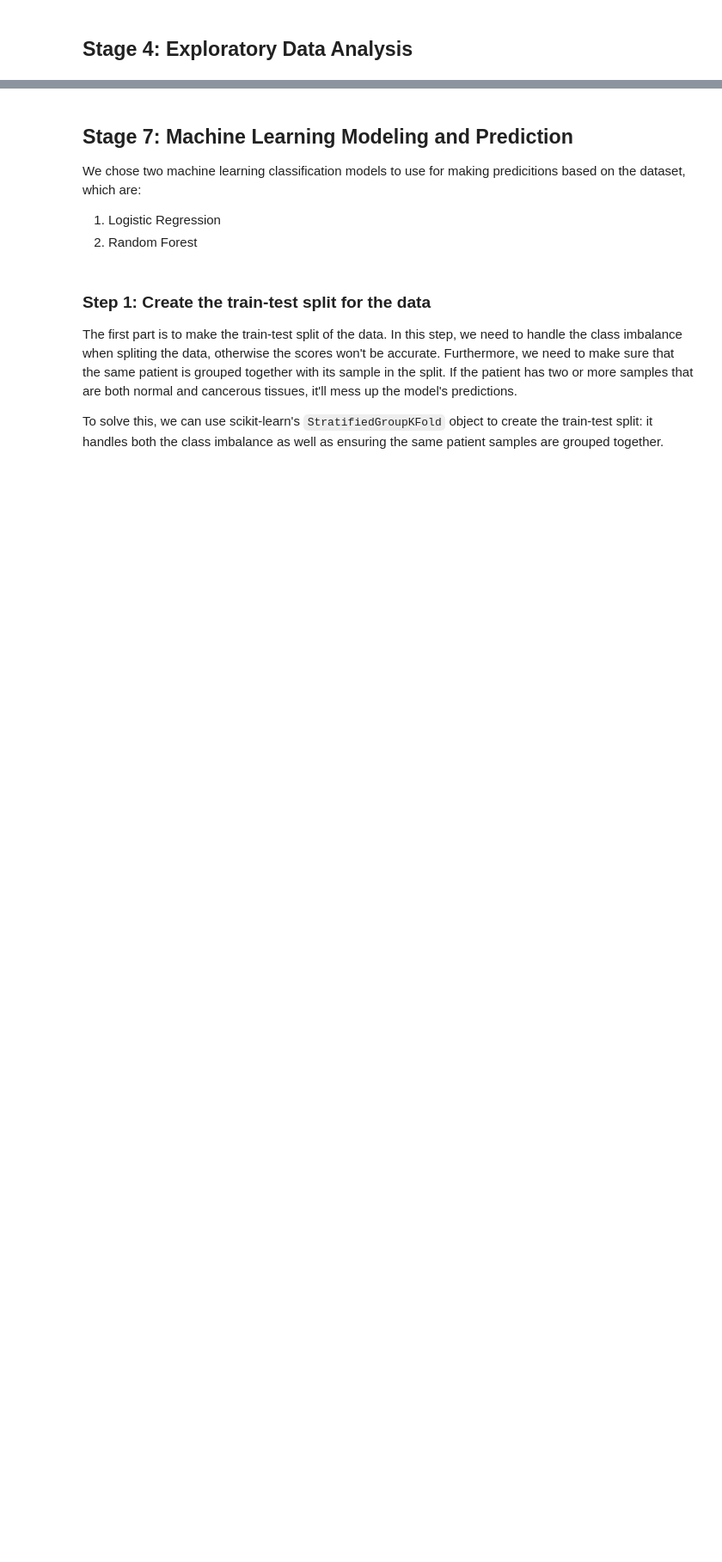
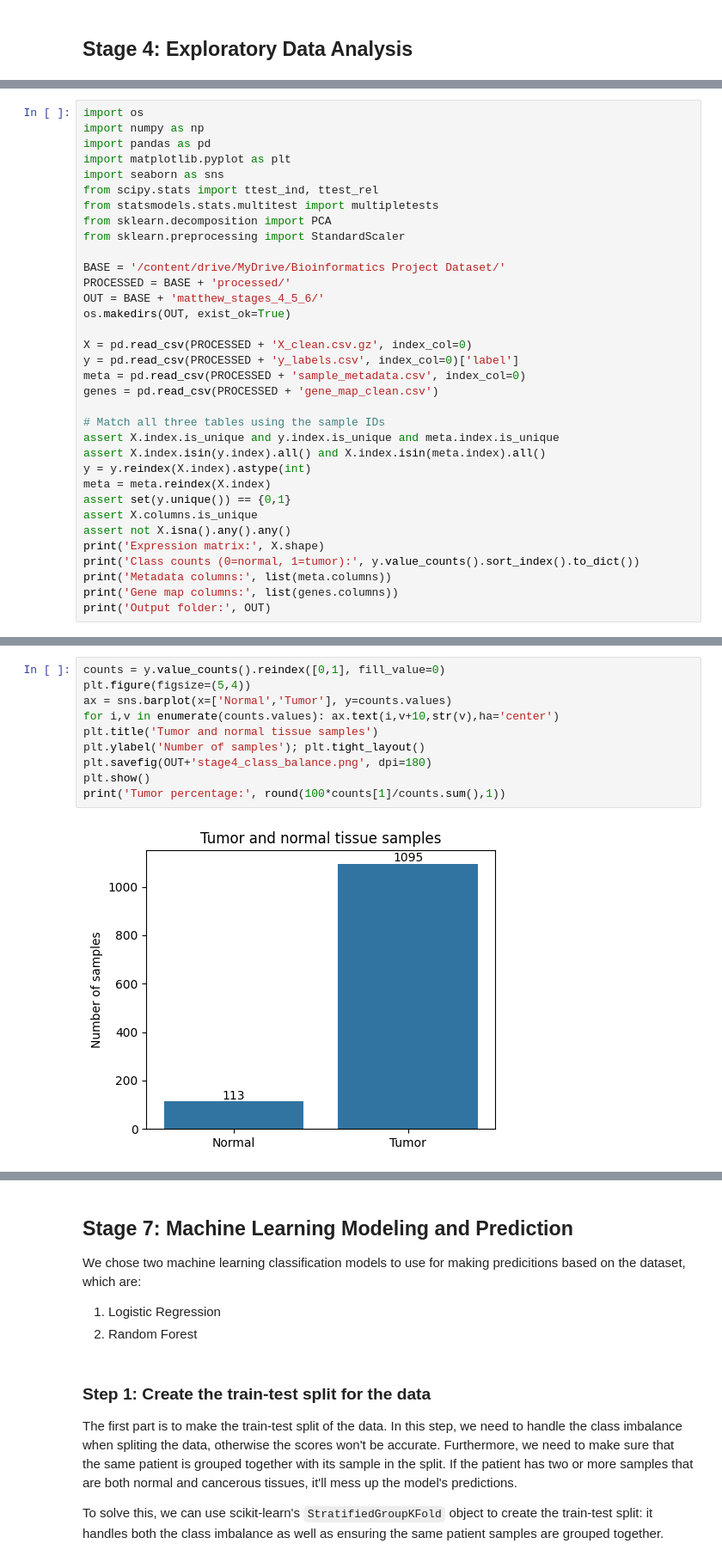
Before and after one commit to OTogano/Bioinformatics-Project, a Jupyter notebook: notebook/BRCA_Tumor_vs_Normal_Expression_Analysis.ipynb, the cells around one changed output, grey strips where cells are left out. Shown at 86% size. Saved outputs shown, nothing was run; the diff lists cells and outputs as text; blank space fills up the shorter version.

Commit message:
Integrate Stages 4-6 into main BRCA analysis notebook

```diff
--- a/notebook/BRCA_Tumor_vs_Normal_Expression_Analysis.ipynb
+++ b/notebook/BRCA_Tumor_vs_Normal_Expression_Analysis.ipynb
@@ -361,0 +358,34 @@ The cleaned data is saved in the shared Drive folder `processed`: `X_clean.csv.g
+# %%
+import os
+import numpy as np
+import pandas as pd
+import matplotlib.pyplot as plt
+import seaborn as sns
+from scipy.stats import ttest_ind, ttest_rel
+from statsmodels.stats.multitest import multipletests
+from sklearn.decomposition import PCA
+from sklearn.preprocessing import StandardScaler
+
+BASE = '/content/drive/MyDrive/Bioinformatics Project Dataset/'
+PROCESSED = BASE + 'processed/'
+OUT = BASE + 'matthew_stages_4_5_6/'
+os.makedirs(OUT, exist_ok=True)
+
+X = pd.read_csv(PROCESSED + 'X_clean.csv.gz', index_col=0)
+y = pd.read_csv(PROCESSED + 'y_labels.csv', index_col=0)['label']
+meta = pd.read_csv(PROCESSED + 'sample_metadata.csv', index_col=0)
+genes = pd.read_csv(PROCESSED + 'gene_map_clean.csv')
+
+# Match all three tables using the sample IDs
+assert X.index.is_unique and y.index.is_unique and meta.index.is_unique
+assert X.index.isin(y.index).all() and X.index.isin(meta.index).all()
+y = y.reindex(X.index).astype(int)
+meta = meta.reindex(X.index)
+assert set(y.unique()) == {0,1}
+assert X.columns.is_unique
+assert not X.isna().any().any()
+print('Expression matrix:', X.shape)
+print('Class counts (0=normal, 1=tumor):', y.value_counts().sort_index().to_dict())
+print('Metadata columns:', list(meta.columns))
+print('Gene map columns:', list(genes.columns))
+print('Output folder:', OUT)
@@ -361,0 +401,12 @@ The cleaned data is saved in the shared Drive folder `processed`: `X_clean.csv.g
+# %%
+counts = y.value_counts().reindex([0,1], fill_value=0)
+plt.figure(figsize=(5,4))
+ax = sns.barplot(x=['Normal','Tumor'], y=counts.values)
+for i,v in enumerate(counts.values): ax.text(i,v+10,str(v),ha='center')
+plt.title('Tumor and normal tissue samples')
+plt.ylabel('Number of samples'); plt.tight_layout()
+plt.savefig(OUT+'stage4_class_balance.png', dpi=180)
+plt.show()
+print('Tumor percentage:', round(100*counts[1]/counts.sum(),1))
+# %% [output]
+[figure, added]
```
Also changed, not shown: parts of 22 cells of this notebook.
